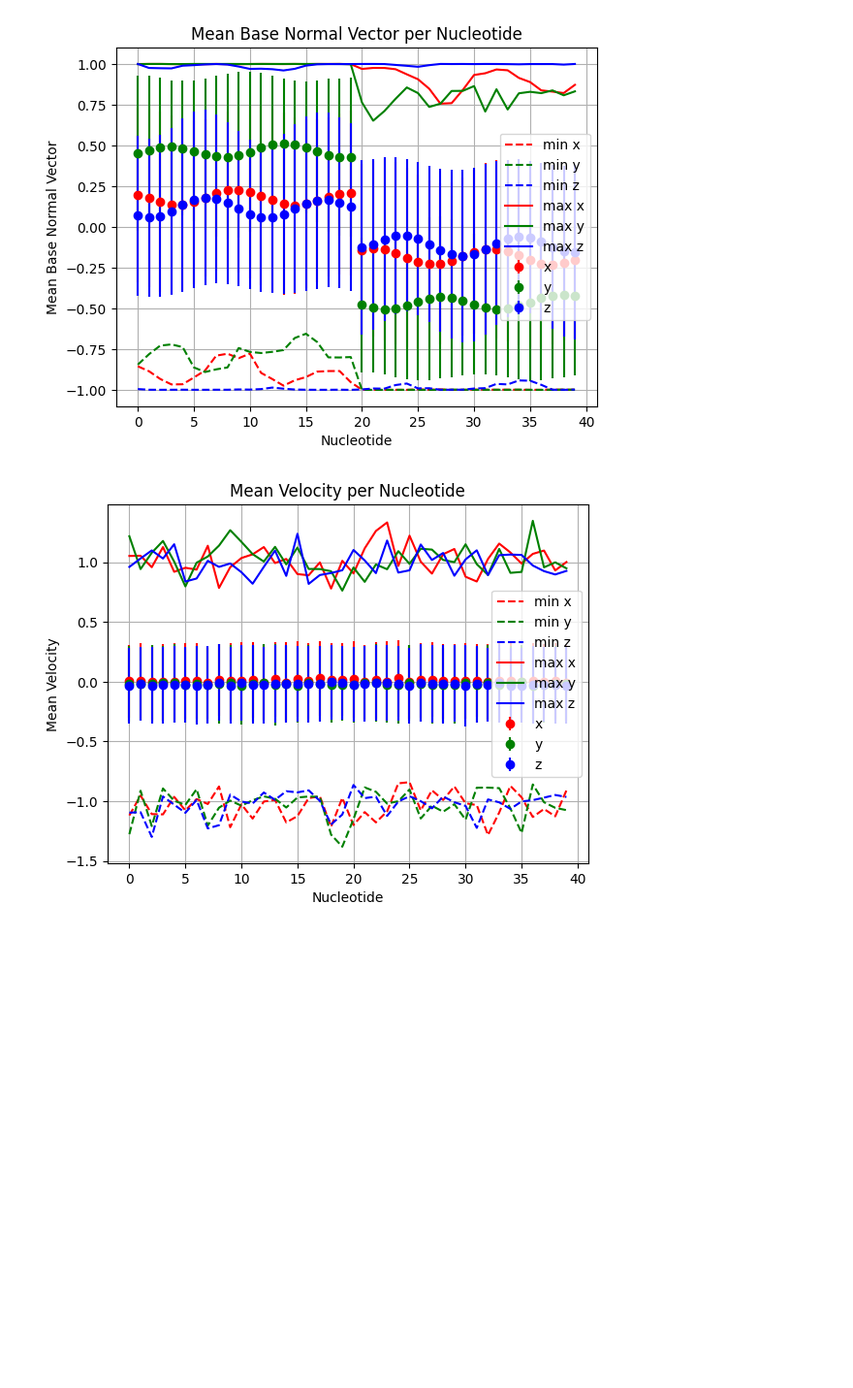
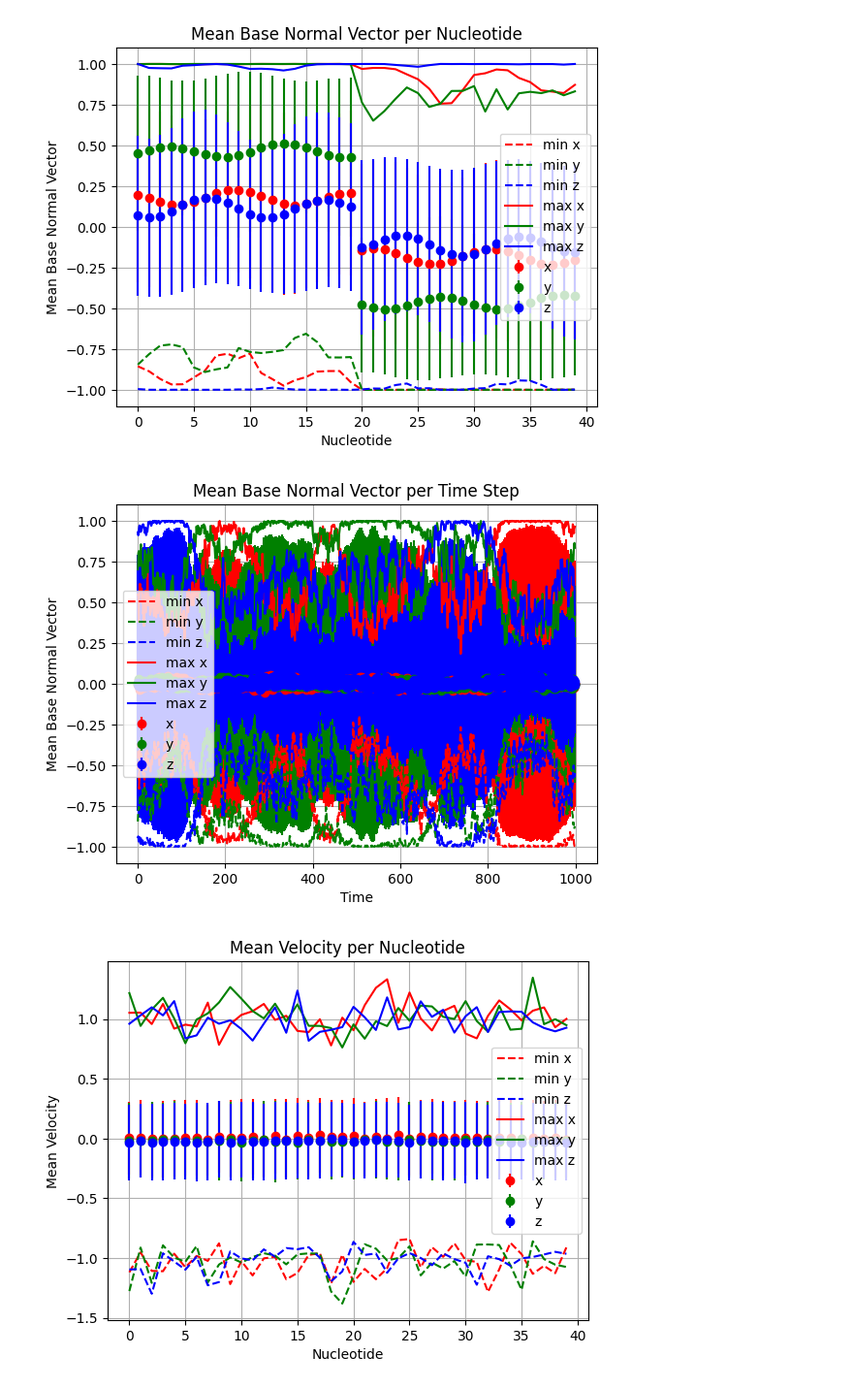
Before and after one commit to sassafras13/gnn-dna-sim, a Jupyter notebook: src/dataset-generation/dsDNA/02_stats.ipynb, the cells around one changed output. Shown at 97% size. Saved outputs shown, nothing was run; the diff lists cells and outputs as text; code cells hidden in the pictures; blank space fills up the shorter version.

```diff
--- a/src/dataset-generation/dsDNA/02_stats.ipynb
+++ b/src/dataset-generation/dsDNA/02_stats.ipynb
@@ -262,6 +339,10 @@ computePlotStatsPer(baseAll, "Base Vector")
 computePlotStatsPer(baseNormalAll, "Base Normal Vector")
 # %% [output]
 [figure]
+# %%
+computePlotStatsPer(baseNormalAll, "Base Normal Vector", axis=1)
+# %% [output]
+[figure, added]
 # %%
 computePlotStatsPer(velocityAll, "Velocity")
 # %% [output]
```
Also changed, not shown: parts of 49 cells of this notebook, 1 other file.
